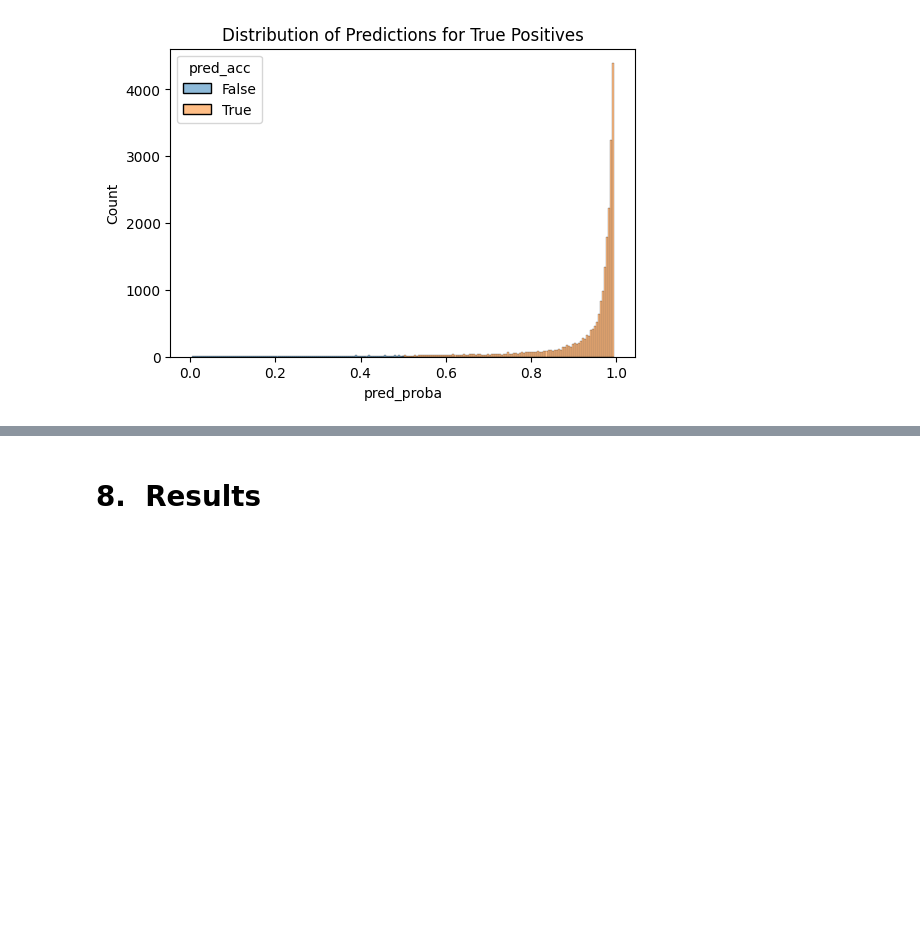
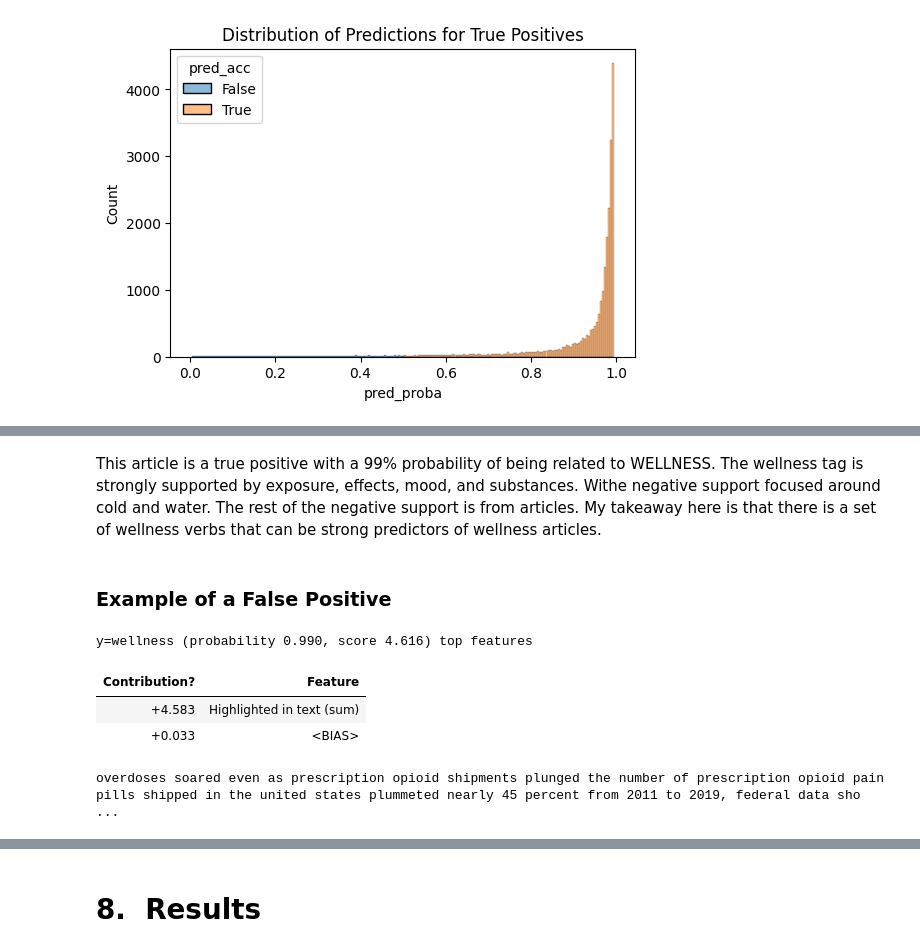
Before and after one commit to TOM-BOHN/MsDS-Marketing-Supervised-Text-Classification, a Jupyter notebook: marketing_text_classification.ipynb, the cells around one changed output, grey strips where cells are left out. Drawn from its saved outputs; the diff is of its cells as text; code cells hidden in the pictures; blank space fills up the shorter version.

```diff
--- a/marketing_text_classification.ipynb
+++ b/marketing_text_classification.ipynb
@@ -845,0 +883,13 @@ plt.show()
+# %% [markdown]
+This article is a true positive with a 99% probability of being related to WELLNESS. The wellness tag is strongly supported by exposure, effects, mood, and substances. Withe negative support focused around cold and water. The rest of the negative support is from articles. My takeaway here is that there is a set of wellness verbs that can be strong predictors of wellness articles.
+# %% [markdown]
+### Example of a False Positive
+# %%
+# Explanation of prediction
+predictor.explain(test_docs[2])
+# %% [output]
+y=wellness (probability 0.990, score 4.616) top features
+| Contribution? | Feature |
+| +4.583 | Highlighted in text (sum) |
+| +0.033 | <BIAS> |
+overdoses soared even as prescription opioid shipments plunged the number of prescription opioid pain pills shipped in the united states plummeted nearly 45 percent from 2011 to 2019, federal data sho ...
```
Also changed, not shown: parts of 10 cells of this notebook.
